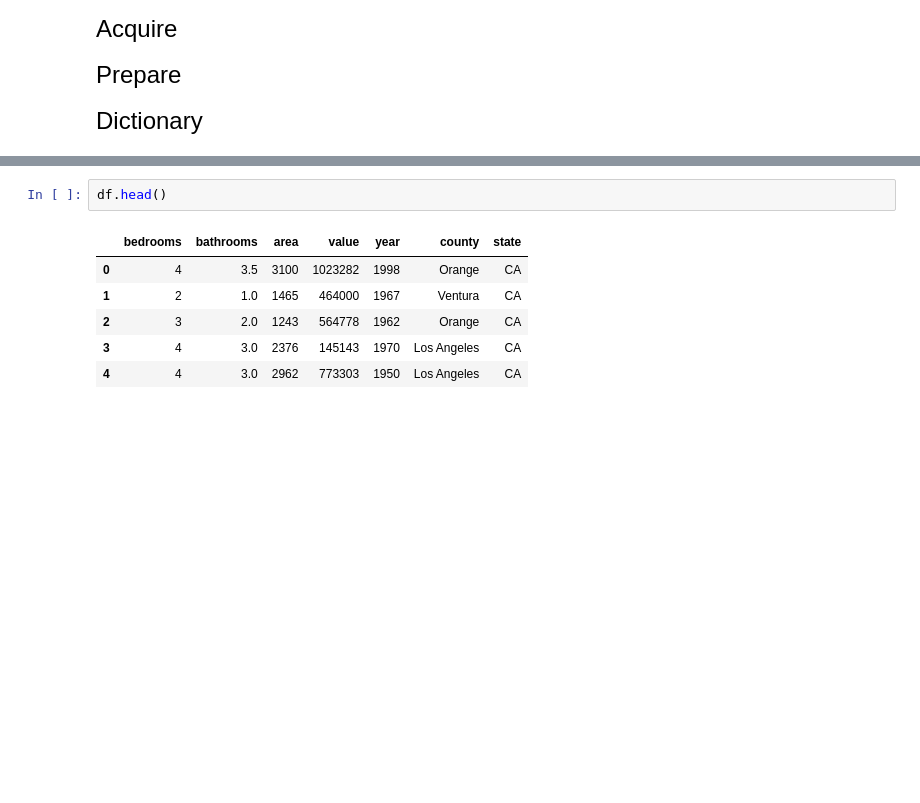
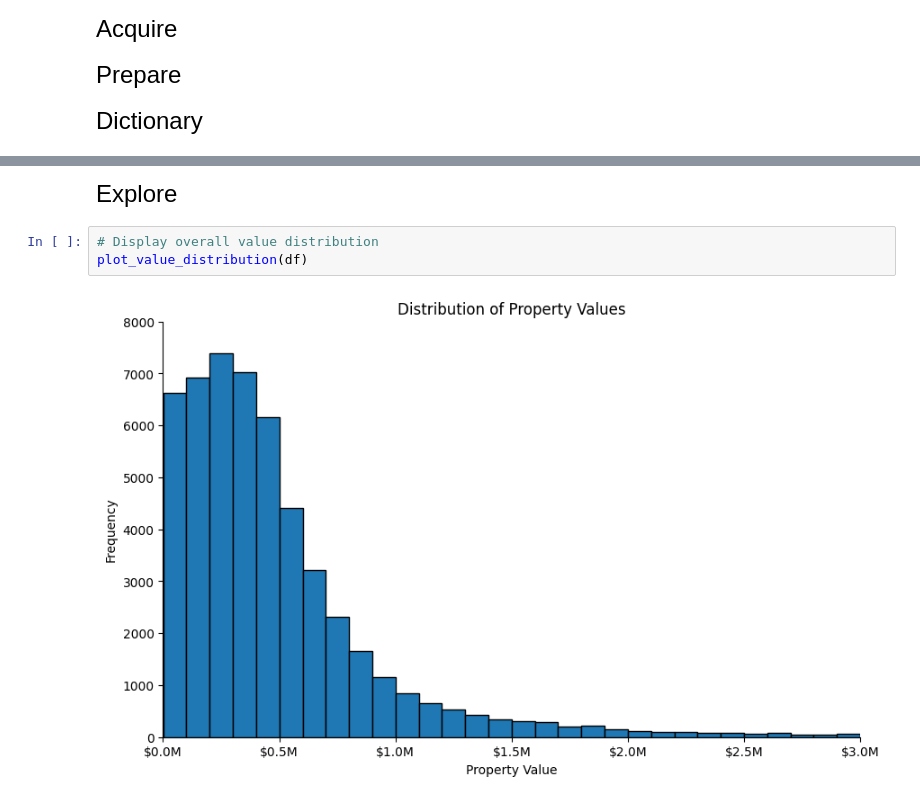
Before and after one commit to Jonathan-Garcia1/zillow_porperty_values, a Jupyter notebook: final_report.ipynb, the cells around one changed output, grey strips where cells are left out. Saved outputs shown, nothing was run; the diff lists cells and outputs as text; blank space fills up the shorter version.

```diff
--- a/final_report.ipynb
+++ b/final_report.ipynb
@@ -26,9 +41,7 @@ df = zillow_pipeline()
-# %%
-df.head()
-# %% [output]
-|  | bedrooms | bathrooms | area | value | year | county | state |
-| 0 | 4 | 3.5 | 3100 | 1023282 | 1998 | Orange | CA |
-| 1 | 2 | 1.0 | 1465 | 464000 | 1967 | Ventura | CA |
-| 2 | 3 | 2.0 | 1243 | 564778 | 1962 | Orange | CA |
-| 3 | 4 | 3.0 | 2376 | 145143 | 1970 | Los Angeles | CA |
-| 4 | 4 | 3.0 | 2962 | 773303 | 1950 | Los Angeles | CA |
+# %% [markdown]
+<font size="5">Explore</font><br>
+# %%
+# Display overall value distribution
+plot_value_distribution(df)
+# %% [output]
+[figure, added]
```
Also changed, not shown: parts of 28 cells of this notebook, 2 other files.
